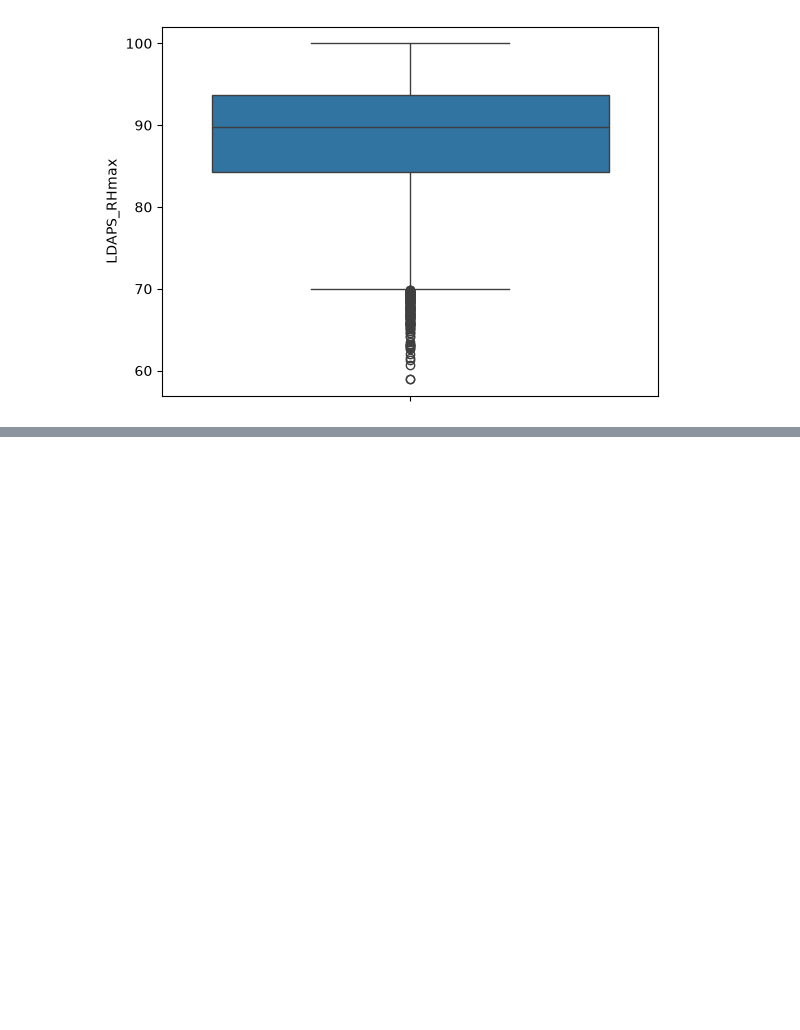
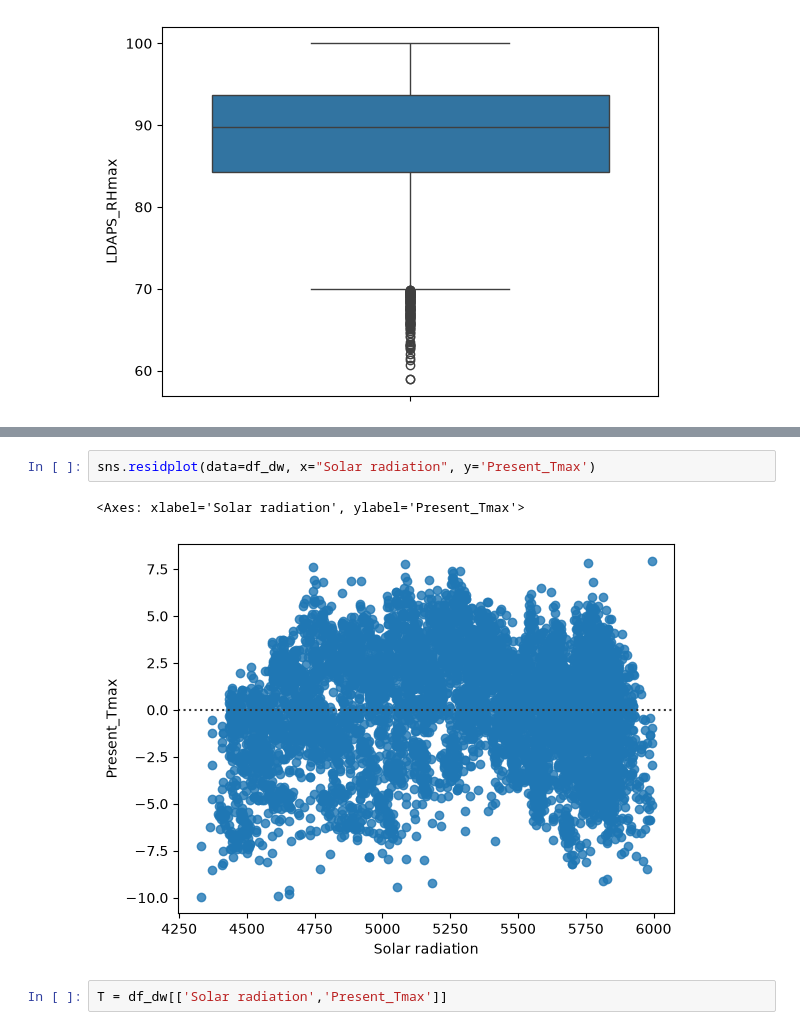
Before and after one commit to Rupx2005/Data-Analytics-Project, a Jupyter notebook: Bias_correction_ucl_dw_transformations.ipynb, the cells around one changed output, grey strips where cells are left out. Saved outputs shown, nothing was run; the diff lists cells and outputs as text; blank space fills up the shorter version.

```diff
--- a/Bias_correction_ucl_dw_transformations.ipynb
+++ b/Bias_correction_ucl_dw_transformations.ipynb
@@ -139,0 +171,7 @@ lml;;hnoihiohiho
+# %%
+sns.residplot(data=df_dw, x="Solar radiation", y='Present_Tmax')
+# %% [output]
+<Axes: xlabel='Solar radiation', ylabel='Present_Tmax'>
+[figure, added]
+# %%
+T = df_dw[['Solar radiation','Present_Tmax']]
```
Also changed, not shown: parts of 9 cells of this notebook.
